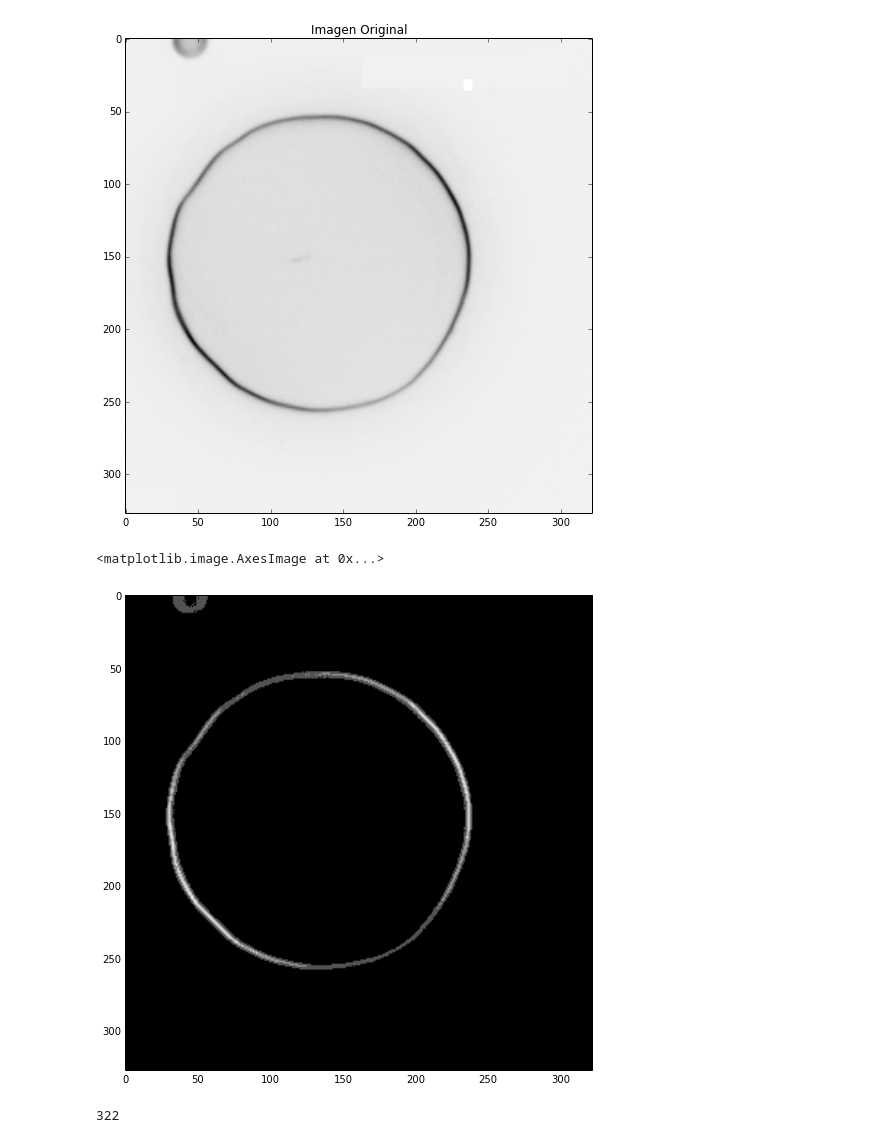
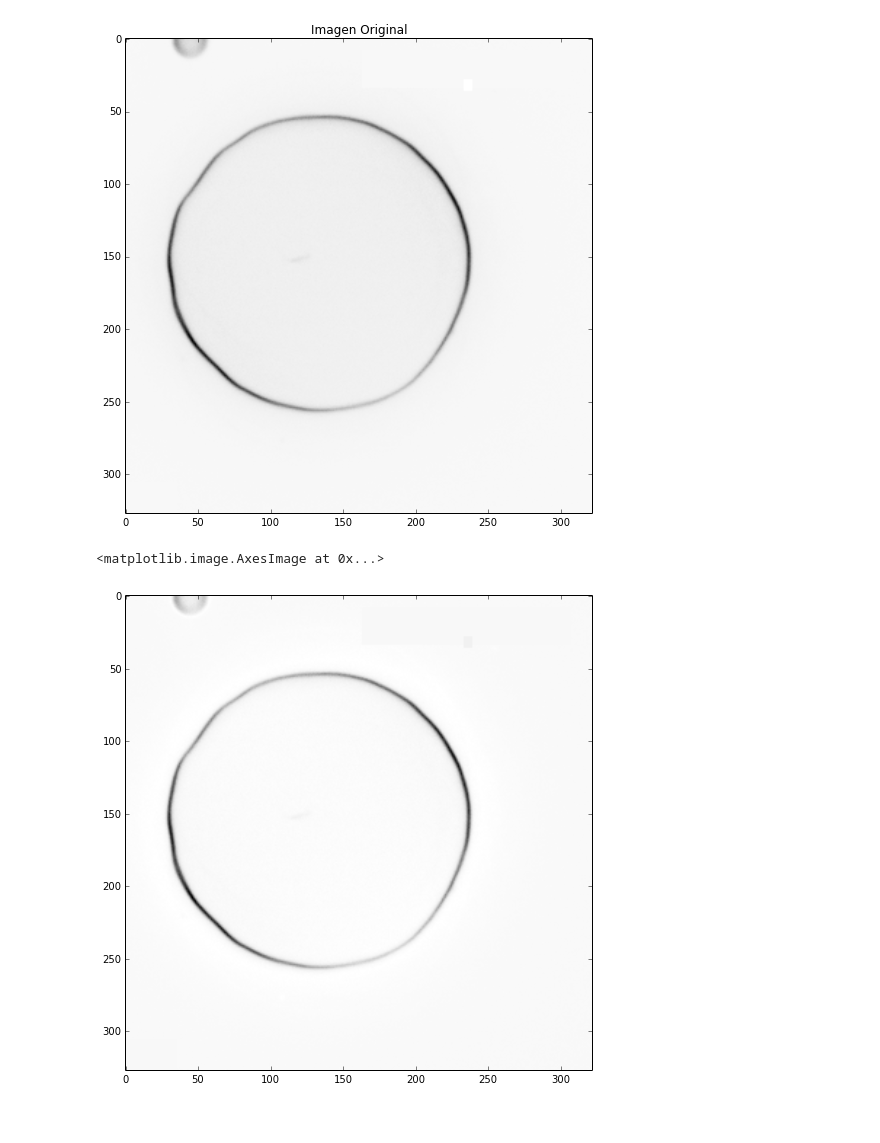
Before and after one commit to SbastianGarzon/Linares_Garzon_hw8, a Jupyter notebook: Perfil_Radial/Perfil_radial.ipynb, the cells around one changed output. Cells and saved outputs as stored; diff of their text form; code cells hidden in the pictures.

```diff
--- a/Perfil_Radial/Perfil_radial.ipynb
+++ b/Perfil_Radial/Perfil_radial.ipynb
@@ -10,5 +17,3 @@ plt.title('Imagen Original', fontsize=12)
 # %% [output]
 <matplotlib.text.Text at 0x...>
 [figure]
-# %%
-img=img/(amax(img)/4)
@@ -15,6 +34,11 @@ img=img/(amax(img)/4)
+# %%
+Bpop1 = fft2(img)
+TB_pop1 = fftshift(Bpop1)
+filtroBajas(TB_pop1)
+img_pop_bajas = ifft2(TB_pop1)
 # %%
 fig = figure(1, figsize=(10.5,8.5))
-imshow(img[:,:], cmap = pyplot.cm.Greys_r)
+imshow(abs(img_pop_bajas[:,:]), cmap = pyplot.cm.Greys)
 # %% [output]
 <matplotlib.image.AxesImage at 0x...>
-[figure, old version]
+[figure, new version]
@@ -24,4 +44,0 @@ longitud_y=shape(img)[1]
-# %%
-print longitud_y
-# %% [output]
-322
```
Also changed, not shown: parts of 8 cells of this notebook.
